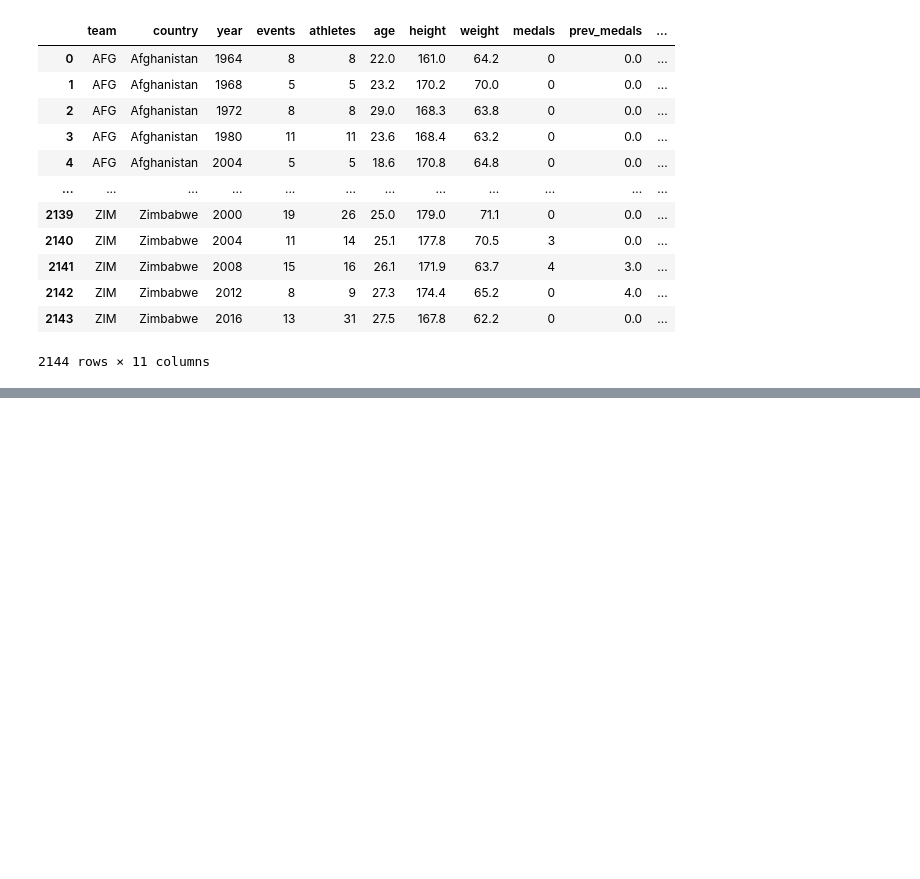
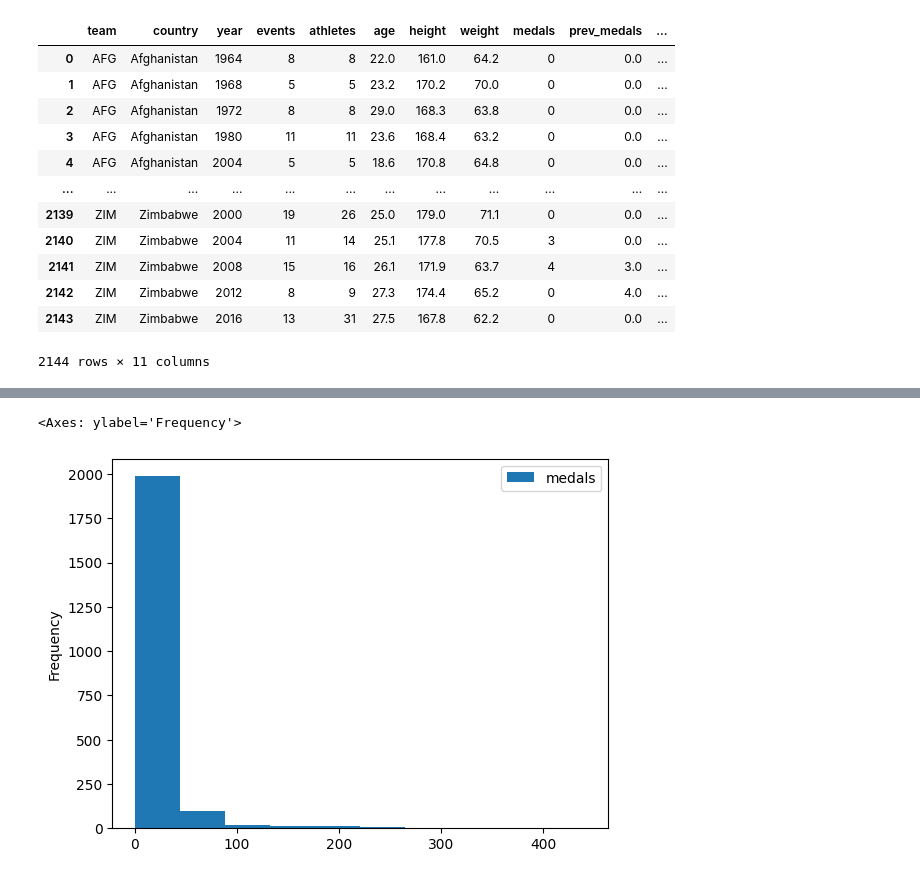
Before and after one commit to MehulPardeshi/ML-Projects, a Jupyter notebook: Summer Olympics.ipynb, the cells around one changed output, grey strips where cells are left out. Saved outputs shown, nothing was run; the diff lists cells and outputs as text; code cells hidden in the pictures; blank space fills up the shorter version.

```diff
--- a/Summer Olympics.ipynb
+++ b/Summer Olympics.ipynb
@@ -20,0 +117,5 @@ teams
+# %%
+teams.plot.hist(y="medals")
+# %% [output]
+<Axes: ylabel='Frequency'>
+[figure, added]
```
Also changed, not shown: parts of 38 cells of this notebook.
